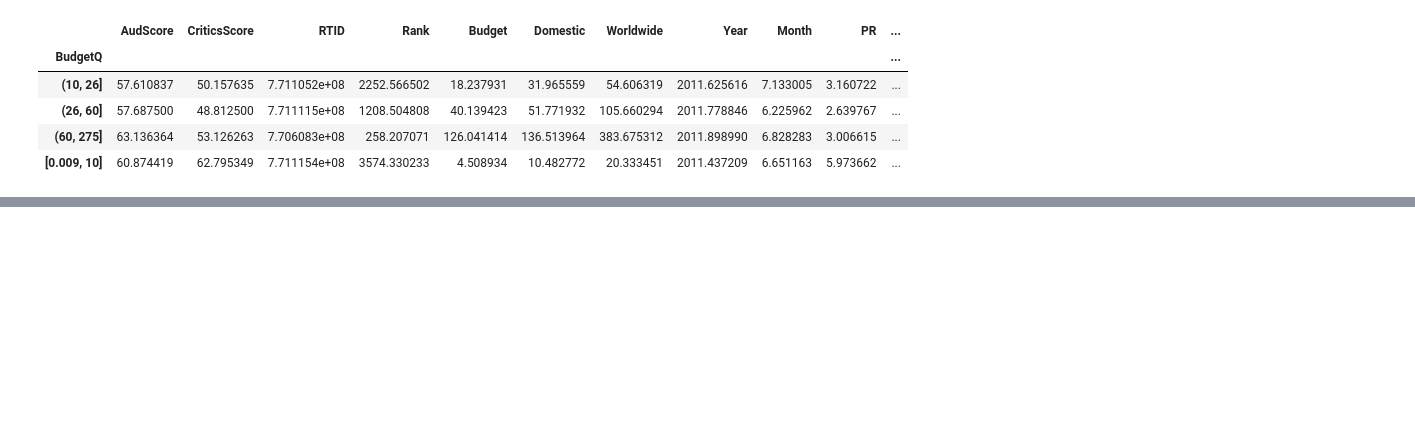
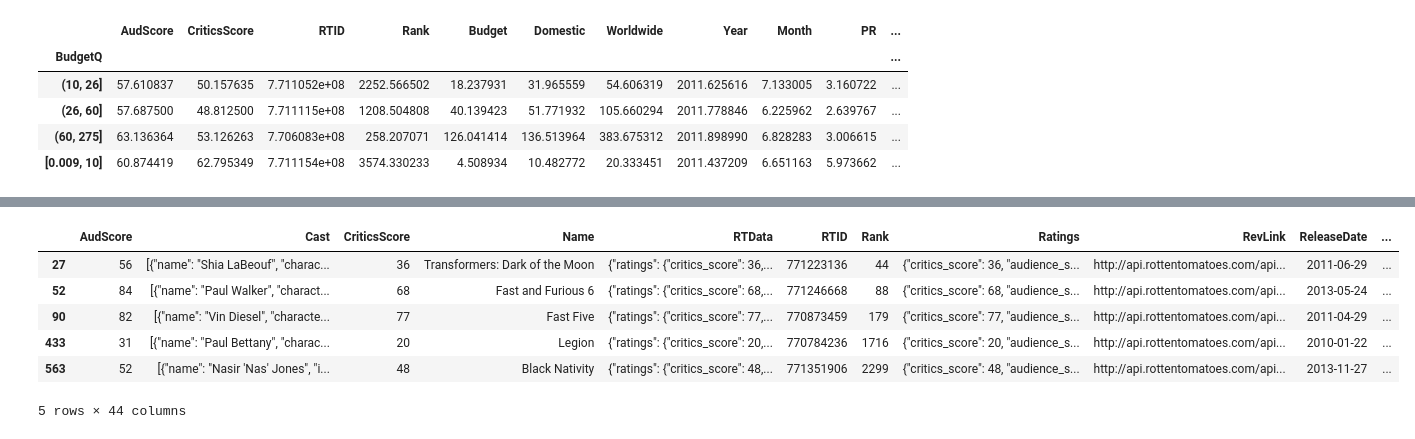
Before and after one commit to x75093/cs209-project, a Jupyter notebook: regression_analysis.ipynb, the cells around one changed output, grey strips where cells are left out. Saved outputs shown, nothing was run; the diff lists cells and outputs as text; code cells hidden in the pictures; blank space fills up the shorter version.

```diff
--- a/regression_analysis.ipynb
+++ b/regression_analysis.ipynb
@@ -208,0 +225,10 @@ strong multicollinearity or other numerical problems.
+# %%
+data4[data4["Tyrese Gibson"] == True]
+# %% [output]
+|  | AudScore | Cast | CriticsScore | Name | RTData | RTID | Rank | Ratings | RevLink | ReleaseDate | ... |
+| 27 | 56 | [{"name": "Shia LaBeouf", "charac... | 36 | Transformers: Dark of the Moon | {"ratings": {"critics_score": 36,... | 771223136 | 44 | {"critics_score": 36, "audience_s... | http://api.rottentomatoes.com/api... | 2011-06-29 | ... |
+| 52 | 84 | [{"name": "Paul Walker", "charact... | 68 | Fast and Furious 6 | {"ratings": {"critics_score": 68,... | 771246668 | 88 | {"critics_score": 68, "audience_s... | http://api.rottentomatoes.com/api... | 2013-05-24 | ... |
+| 90 | 82 | [{"name": "Vin Diesel", "characte... | 77 | Fast Five | {"ratings": {"critics_score": 77,... | 770873459 | 179 | {"critics_score": 77, "audience_s... | http://api.rottentomatoes.com/api... | 2011-04-29 | ... |
+| 433 | 31 | [{"name": "Paul Bettany", "charac... | 20 | Legion | {"ratings": {"critics_score": 20,... | 770784236 | 1716 | {"critics_score": 20, "audience_s... | http://api.rottentomatoes.com/api... | 2010-01-22 | ... |
+| 563 | 52 | [{"name": "Nasir 'Nas' Jones", "i... | 48 | Black Nativity | {"ratings": {"critics_score": 48,... | 771351906 | 2299 | {"critics_score": 48, "audience_s... | http://api.rottentomatoes.com/api... | 2013-11-27 | ... |
+5 rows × 44 columns
```
Also changed, not shown: parts of 4 cells of this notebook.
